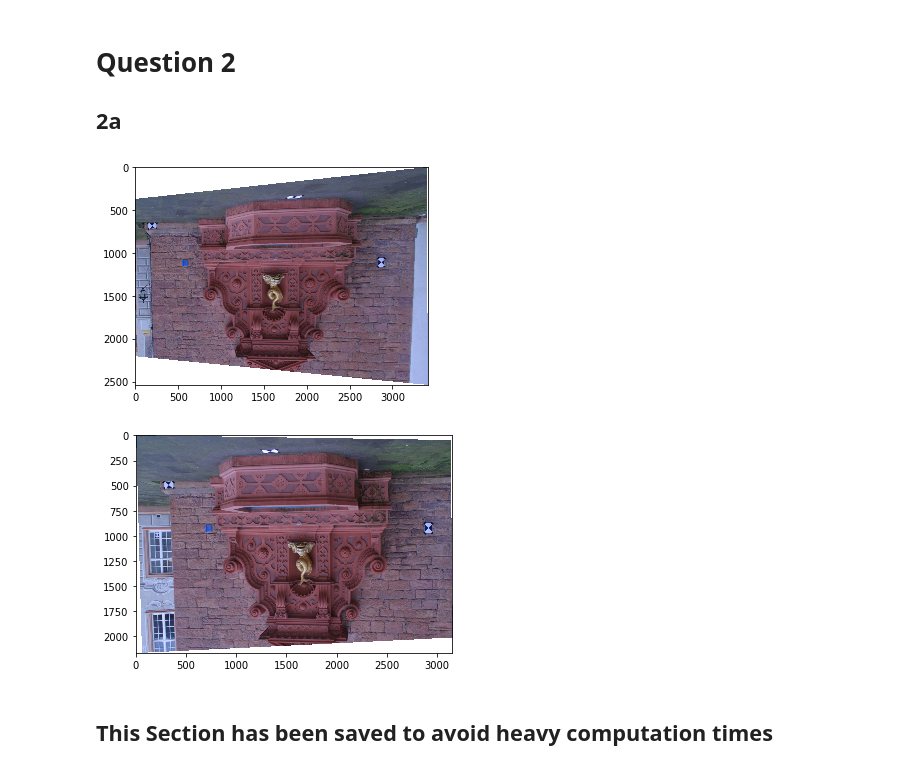
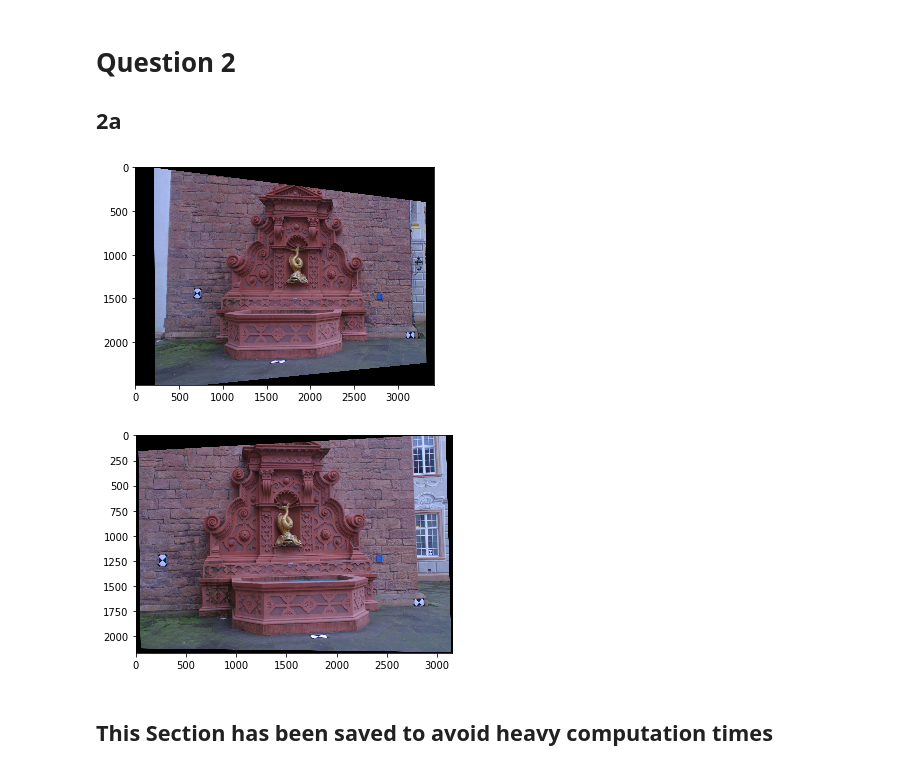
Before and after one commit to Michael-Shepherd/ComputerVision, a Jupyter notebook: Assignment4/Assignment4.ipynb, the cells around one changed output. Saved outputs shown, nothing was run; the diff lists cells and outputs as text; code cells hidden in the pictures.

```diff
--- a/Assignment4/Assignment4.ipynb
+++ b/Assignment4/Assignment4.ipynb
@@ -97,7 +97,7 @@ def get_F(matches):
 def get_F_RANSAC(matches):
     F = np.array([])
     inliers =[]
-    for i in range(0, 10000000):
+    for i in range(0, 1000):
         r1 = random.randrange(0, len(matches), 1)
         r2 = random.randrange(0, len(matches), 1)
         r3 = random.randrange(0, len(matches), 1)
@@ -131,7 +131,7 @@ def get_F_RANSAC(matches):
         if len(temp_inliers) > len(inliers):
             inliers = temp_inliers
         inliers = np.asarray(inliers)
-        return get_F(inliers), inliers
+    return get_F(inliers), inliers
 # %%
 good_matches = get_good_matches(matches(), thresh)
 print("Image 1 Point is blue, Image 2 point is red")
@@ -443,4 +443,6 @@ def get_Homographies(p1,p2):
     Rn = np.array([r1,r2,r3])
     T1 = Kn.dot(Rn).dot(R1.T).dot(np.linalg.inv(K1))
     T2 = Kn.dot(Rn).dot(R2.T).dot(np.linalg.inv(K2))
-    return T1, T2
+    P_1 = Kn.dot(Rn).dot(np.hstack((np.identity(3), -c1.reshape(3,1))))
+    P_2 = Kn.dot(Rn).dot(np.hstack((np.identity(3), -c2.reshape(3,1))))
+    return T1, T2, P_1, P_2
@@ -453,13 +449,20 @@ T1, T2 = get_Homographies(P1,P2)
-# %%
-plt.imshow(image1_rectified)
-plt.show()
-# %% [output]
-[figure, removed]
-# %%
-plt.imshow(image2_rectified)
-plt.show()
-# %% [output]
-[figure, removed]
+# %%
+T1, T2, P_1, P_2 = get_Homographies(P1,P2)
+T1[0][2] = T1[0][2]  - min_x1
+T1[1][2] = T1[1][2] - min_y1 - 50
+T2[0][2] = T2[0][2]  - min_x2
+T2[1][2] = T2[1][2] - min_y2
+warped1 = cv2.warpPerspective(image1(), T1, (max_x1-min_x1, max_y1-min_y1))
+warped1 = ndimage.rotate(warped1, 180)
+plt.imshow(warped1)
+plt.show()
+warped2 = cv2.warpPerspective(image2(), T2, (max_x2-min_x2, max_y2-min_y2))
+warped2 = ndimage.rotate(warped2, 180)
+plt.imshow(warped2)
+plt.show()
+# %% [output]
+[figure, added]
+[figure, added]
 # %% [markdown]
 ## This Section has been saved to avoid heavy computation times
 # %%
```
Also changed, not shown: parts of 12 cells of this notebook, 6 other files.
